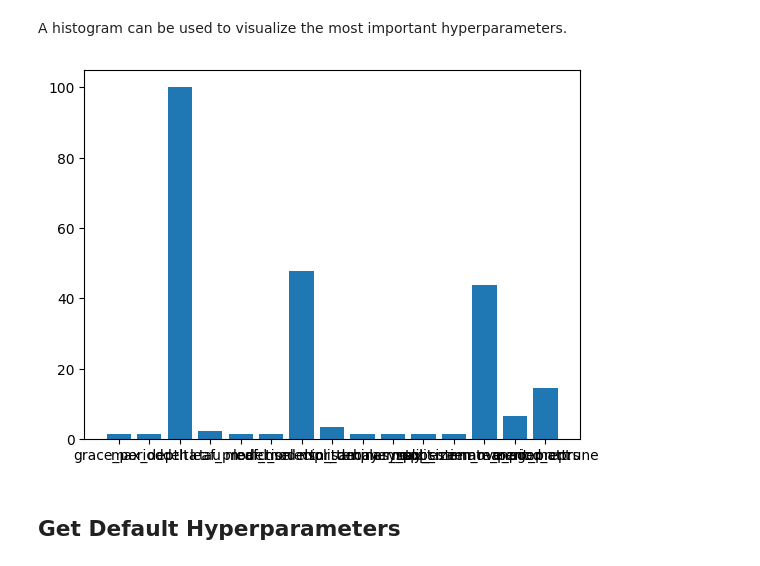
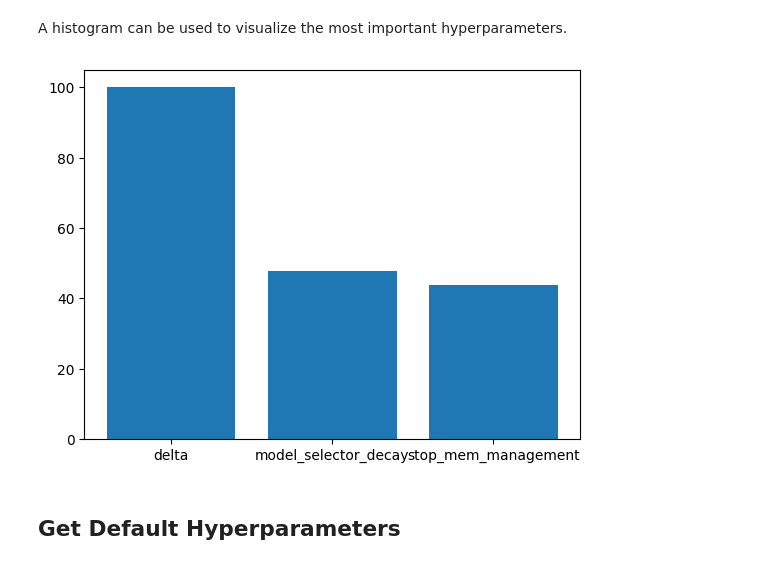
Before and after one commit to sn-code-inside/online-machine-learning, a Jupyter notebook: ch10_friedman-hpt-htr.ipynb, the cells around one changed output. Cells and saved outputs as stored; diff of their text form; code cells hidden in the pictures.

```diff
--- a/ch10_friedman-hpt-htr.ipynb
+++ b/ch10_friedman-hpt-htr.ipynb
@@ -314,4 +314,9 @@ The TensorBoard plot illustrates how `spotPython` can be used as a microscope fo
 ### Results
 # %% [markdown]
 After the hyperparameter tuning run is finished, the progress of the hyperparameter tuning can be visualized with `spotpython`'s method `plot_progress`. The black points represent the performace values (score or metric) of  hyperparameter configurations from the initial design, whereas the red points represents the  hyperparameter configurations found by the surrogate model based optimization.After the hyperparameter tuning run is finished, the results can be saved and reloaded with the following commands:
+# %%
+from spotPython.utils.file import load_experiment
+from sklearn.metrics import mean_absolute_error
+PREFIX = "CH10_HTR"
+spot_tuner, fun_control, design_control, surrogate_control, optimizer_control = load_experiment("spot_" + PREFIX + "_experiment.pickle")
 # %%
@@ -344,9 +349,9 @@ print(gen_design_table(fun_control=fun_control, spot=spot_tuner))
 # %% [markdown]
 A histogram can be used to visualize the most important hyperparameters.
 # %%
-spot_tuner.plot_importance(threshold=1, filename="./figures/" + PREFIX+"_importance.pdf")
+spot_tuner.plot_importance(threshold=30, filename="./figures/" + PREFIX+"_importance.pdf")
 # %% [output]
-[figure, old version]
+[figure, new version]
 # %% [markdown]
 ## Get Default Hyperparameters
 # %% [markdown]
```
Also changed, not shown: parts of 7 cells of this notebook.
